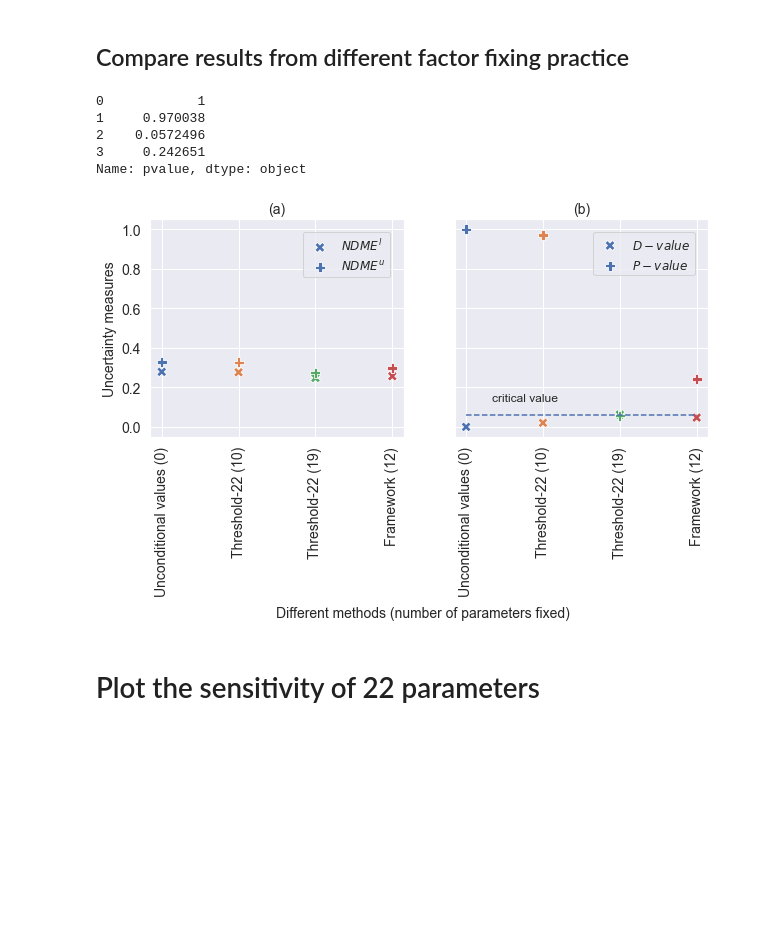
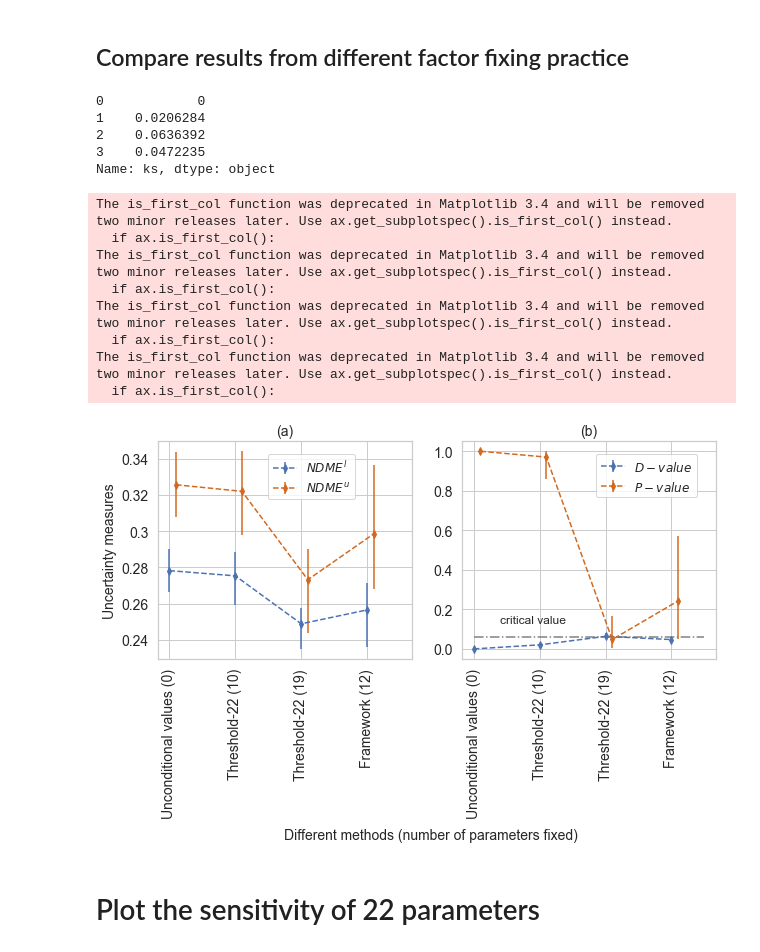
Before and after one commit to QianWanghhu/factor_fixing, a Jupyter notebook: qian_dev/visualization.ipynb, the cells around one changed output. Saved outputs shown, nothing was run; the diff lists cells and outputs as text; code cells hidden in the pictures; blank space fills up the shorter version.

Commit message:
Update the visualization of comparing different ff practice.
Use the line and errorbar plot for the comparison of different experiments for factor fixing.

```diff
--- a/qian_dev/visualization.ipynb
+++ b/qian_dev/visualization.ipynb
@@ -368,7 +368,7 @@ for ii in range(len(files)):
     'ks_lower', 'ks_upper', 'pvalue_lower', 'pvalue_upper', 'cond_mean']
     # get data in the corresponding column
     num_params = 22
-    col_filter = ['nsample_450']
+    col_filter = ['nsample_190']
     df_1 = pd.DataFrame(index=np.arange(num_params), columns=filename)
     x_range = [0, num_params]
     for f in filename:
@@ -384,7 +384,7 @@ filepath = '../output/adaptive/'
 df_plot = df_plot.T
 with open(f'{filepath}exact/y_uncond_stats.json', 'r') as fp:
     uncond = json.load(fp)
-key_nsample = 'nsample_90'
+key_nsample = 'nsample_70'
 df_plot.loc['cf_upper', 'uncond'] = uncond[key_nsample]['uncond_cf_up']['mean']
 df_plot.loc['cf_upper_upper', 'uncond'] = uncond[key_nsample]['uncond_cf_up']['up']
 df_plot.loc['cf_upper_lower', 'uncond'] = uncond[key_nsample]['uncond_cf_up']['low']
@@ -418,45 +418,59 @@ df.loc[:, 'cf_median_lower'] = (cf_median - df.cf_lower_lower) / cf_median
 df.loc[:, 'cf_median_upper'] = (cf_median - df.cf_lower_upper) / cf_median
 df.loc[:, 'cf_cv'] = 1.96 * df['cv']
 df.reset_index(inplace=True)
+df['x_shift'] = df.index + 0.1
 # %%
-df['pvalue']
+df['ks']
 # %% [output]
-0            1
-1     0.970038
-2    0.0572496
-3     0.242651
-Name: pvalue, dtype: object
+0            0
+1    0.0206284
+2    0.0636392
+3    0.0472235
+Name: ks, dtype: object
 # %%
-sns.set(style='darkgrid')
-fig, axes = plt.subplots(1, 2, figsize=[10,4], sharey=True, sharex=True)
-sns.set_style('darkgrid')
-markers = ['X','P', '<', 'd', 'o', 'H']
-metrics = ['ks', 'pvalue', 'lower_mean', 'upper_mean', ] #'cf_cv', 'cf_upper', 'cf_lower'
-ldg = [r'$D-value$', r'$P-value$', r'$NDME^l$', r'$NDME^u$'] #, '1.96*CV'
+sns.set(style='whitegrid')
+fig, axes = plt.subplots(1, 2, figsize=[10,4], sharey=False, sharex=True)
+markers = ['d']
+colors = ['b', 'chocolate']
+metrics = ['lower_mean', 'upper_mean','ks', 'pvalue'] #'cf_cv', 'cf_upper', 'cf_lower'
+ldg = [r'$NDME^l$', r'$NDME^u$', r'$D-value$', r'$P-value$'] #, '1.96*CV'
 subplot_titles = ['a', 'b']
-for i in range(len(metrics[2:])):
-    col = metrics[i+2]
-    sns.scatterplot(ax=axes[0], x="index", y=col, hue="index", data=df, s = 100, marker=markers[i], legend=False);
 
-for i in range(len(metrics[0:2])):
-    col = metrics[i]
-    sns.scatterplot(ax=axes[1], x="index", y=col, hue="index", data=df, s = 100, marker=markers[i], legend=False);
+k = 0
+for col in metrics:
+    ax_index = int(k // 2)
+    if k % 2 == 0:
+        df.plot(ax=axes[ax_index], y=col, marker=markers[0], color=colors[0],
+            legend=False, linestyle='--', markersize=5, yerr=[(df[col] - df[col + '_lower']).values, (df[col+'_upper'] - df[col]).values]);
+    else:
+        df.plot(ax=axes[ax_index], x='x_shift', y=col, marker=markers[0], color=colors[1],
+            legend=False, linestyle='--', markersize=5, yerr=[(df[col] - df[col + '_lower']).values, (df[col+'_upper'] - df[col]).values]);
+    k += 1
 
-axes[1].hlines(0.0608, xmin=axes[0].get_xticks()[0], xmax=axes[0].get_xticks()[-1], linestyle = '--')
-axes[0].legend(markers, labels=ldg[2:], fontsize=12, bbox_to_anchor = (0.97, 0.97))
-axes[1].legend(markers, labels=ldg[0:2], fontsize=12, bbox_to_anchor = (0.97, 0.97))
+axes[0].legend(markers, labels=ldg[0:2], fontsize=12, bbox_to_anchor = (0.8, 0.97))
+axes[1].legend(markers, labels=ldg[2:], fontsize=12, bbox_to_anchor = (0.95, 0.97))
 for ii in range(2):
-    axes[ii].set_xticklabels(['Unconditional values (0)', 'Threshold-22 (10)', 'Threshold-22 (19)', 'Framework (12)'], size=14, rotation=90)
+    axes[ii].set_xticklabels([-1, 'Unconditional values (0)', 'Threshold-22 (10)', 'Threshold-22 (19)', 'Framework (12)'], size=14, rotation=90)
     axes[ii].set_title(f'({subplot_titles[ii]})', fontsize=14)
     axes[ii].set_xlabel('')
 fig.text(0.6, 0.25, 'critical value', size=12)
 fig.text(0.3, -0.5, 'Different methods (number of parameters fixed)', size=14)
 axes[0].set_yticklabels(np.round(axes[0].get_yticks(), 2), size=14)
+axes[1].set_yticklabels(np.round(axes[1].get_yticks(), 2), size=14)
 axes[0].set_ylabel('Uncertainty measures', size=14);
+axes[1].hlines(0.060, xmin=axes[1].get_xticks()[1], xmax=axes[1].get_xticks()[-1], linestyle = '-.', color='grey');
 
 plt.savefig(f'{filepath}/figure/Figure10_comp_practices.png', format='png', dpi=300, bbox_inches='tight')
 # %% [output]
+The is_first_col function was deprecated in Matplotlib 3.4 and will be removed two minor releases later. Use ax.get_subplotspec().is_first_col() instead.
+  if ax.is_first_col():
+The is_first_col function was deprecated in Matplotlib 3.4 and will be removed two minor releases later. Use ax.get_subplotspec().is_first_col() instead.
+  if ax.is_first_col():
+The is_first_col function was deprecated in Matplotlib 3.4 and will be removed two minor releases later. Use ax.get_subplotspec().is_first_col() instead.
+  if ax.is_first_col():
+The is_first_col function was deprecated in Matplotlib 3.4 and will be removed two minor releases later. Use ax.get_subplotspec().is_first_col() instead.
+  if ax.is_first_col():
-[figure, old version]
+[figure, new version]
 # %% [markdown]
 # Plot the sensitivity of 22 parameters
 # %%
```
Also changed, not shown: parts of 1 cell of this notebook.
